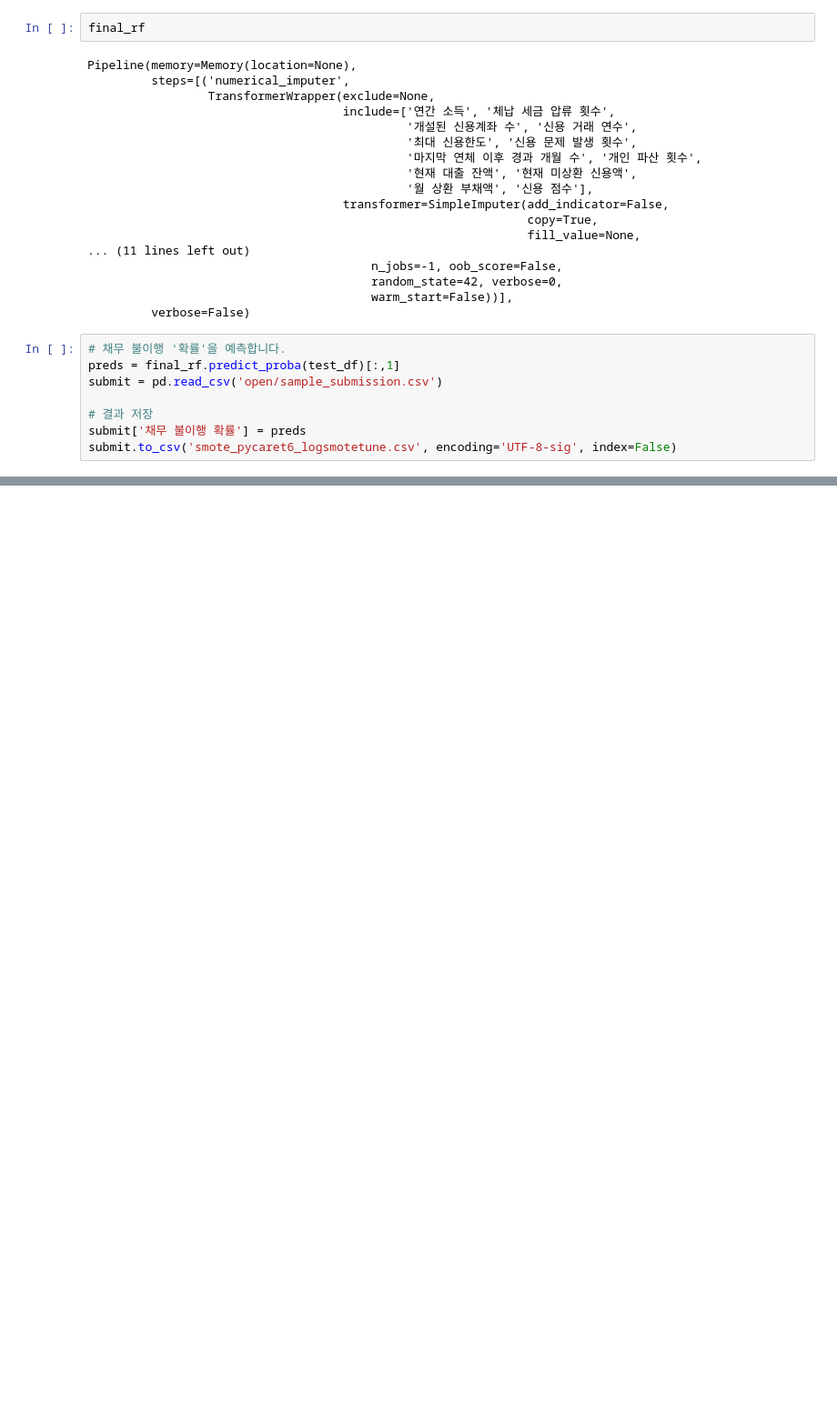
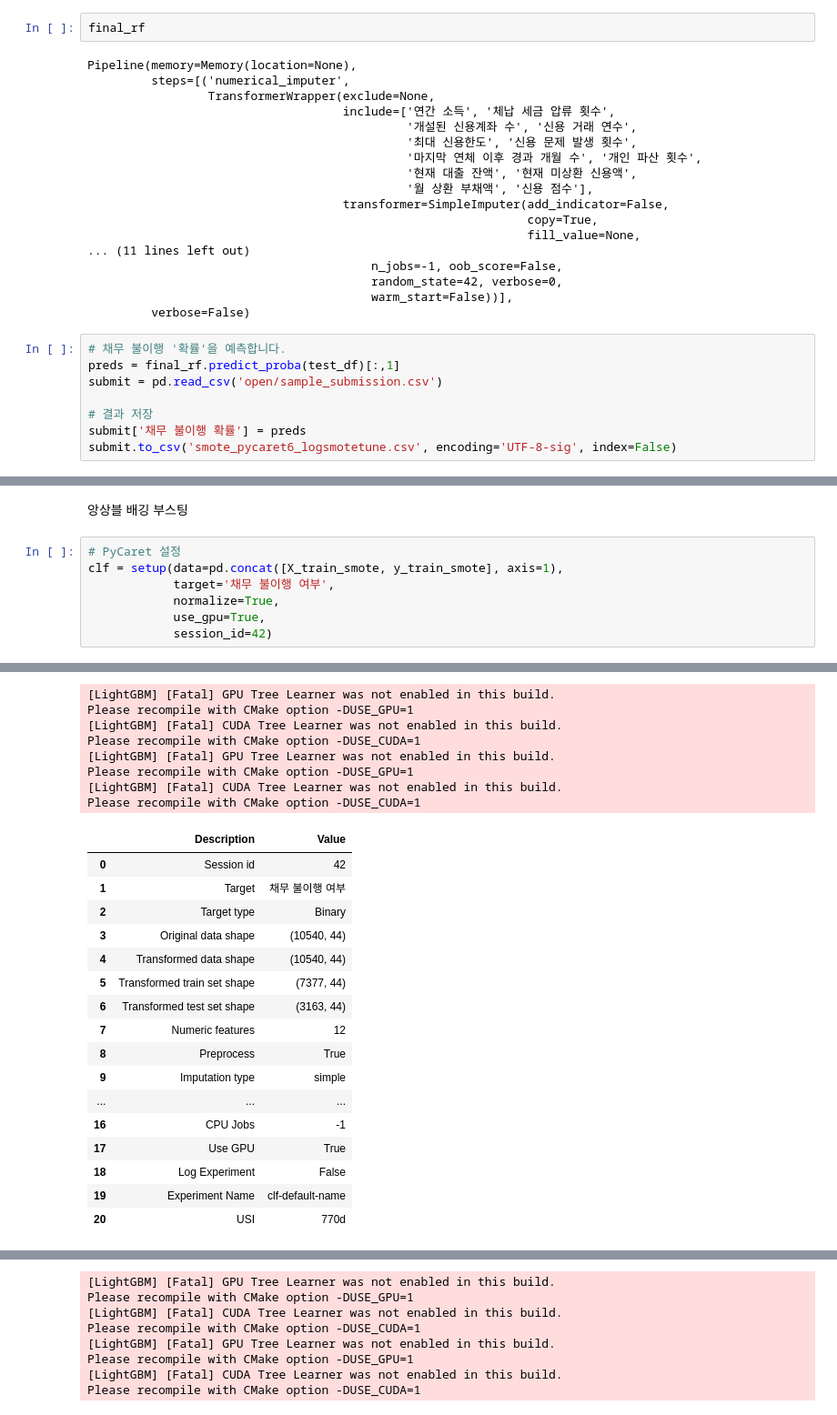
Before and after one commit to dothegee/dacon, a Jupyter notebook: smote_pycaret.ipynb, the cells around one changed output, grey strips where cells are left out. Shown at 91% size. Drawn from its saved outputs; the diff is of its cells as text; blank space fills up the shorter version.

```diff
--- a/smote_pycaret.ipynb
+++ b/smote_pycaret.ipynb
@@ -261,0 +485,10 @@ submit.to_csv('smote_pycaret6_logsmotetune.csv', encoding='UTF-8-sig', index=Fal
+# %% [markdown]
+앙상블 배깅 부스팅
+# %%
+# PyCaret 설정
+clf = setup(data=pd.concat([X_train_smote, y_train_smote], axis=1),
+            target='채무 불이행 여부',
+            normalize=True,
+            use_gpu=True,
+            session_id=42)
+# %% [output]
@@ -261,0 +541,25 @@ submit.to_csv('smote_pycaret6_logsmotetune.csv', encoding='UTF-8-sig', index=Fal
+[LightGBM] [Fatal] GPU Tree Learner was not enabled in this build.
+Please recompile with CMake option -DUSE_GPU=1
+[LightGBM] [Fatal] CUDA Tree Learner was not enabled in this build.
+Please recompile with CMake option -DUSE_CUDA=1
+[LightGBM] [Fatal] GPU Tree Learner was not enabled in this build.
+Please recompile with CMake option -DUSE_GPU=1
+[LightGBM] [Fatal] CUDA Tree Learner was not enabled in this build.
+Please recompile with CMake option -DUSE_CUDA=1
+|  | Description | Value |
+| 0 | Session id | 42 |
+| 1 | Target | 채무 불이행 여부 |
+| 2 | Target type | Binary |
+| 3 | Original data shape | (10540, 44) |
+| 4 | Transformed data shape | (10540, 44) |
+| 5 | Transformed train set shape | (7377, 44) |
+| 6 | Transformed test set shape | (3163, 44) |
+| 7 | Numeric features | 12 |
+| 8 | Preprocess | True |
+| 9 | Imputation type | simple |
+| ... | ... | ... |
+| 16 | CPU Jobs | -1 |
+| 17 | Use GPU | True |
+| 18 | Log Experiment | False |
+| 19 | Experiment Name | clf-default-name |
+| 20 | USI | 770d |
@@ -261,0 +576,8 @@ submit.to_csv('smote_pycaret6_logsmotetune.csv', encoding='UTF-8-sig', index=Fal
+[LightGBM] [Fatal] GPU Tree Learner was not enabled in this build.
+Please recompile with CMake option -DUSE_GPU=1
+[LightGBM] [Fatal] CUDA Tree Learner was not enabled in this build.
+Please recompile with CMake option -DUSE_CUDA=1
+[LightGBM] [Fatal] GPU Tree Learner was not enabled in this build.
+Please recompile with CMake option -DUSE_GPU=1
+[LightGBM] [Fatal] CUDA Tree Learner was not enabled in this build.
+Please recompile with CMake option -DUSE_CUDA=1
```
Also changed, not shown: parts of 10 cells of this notebook, 2 other files.
